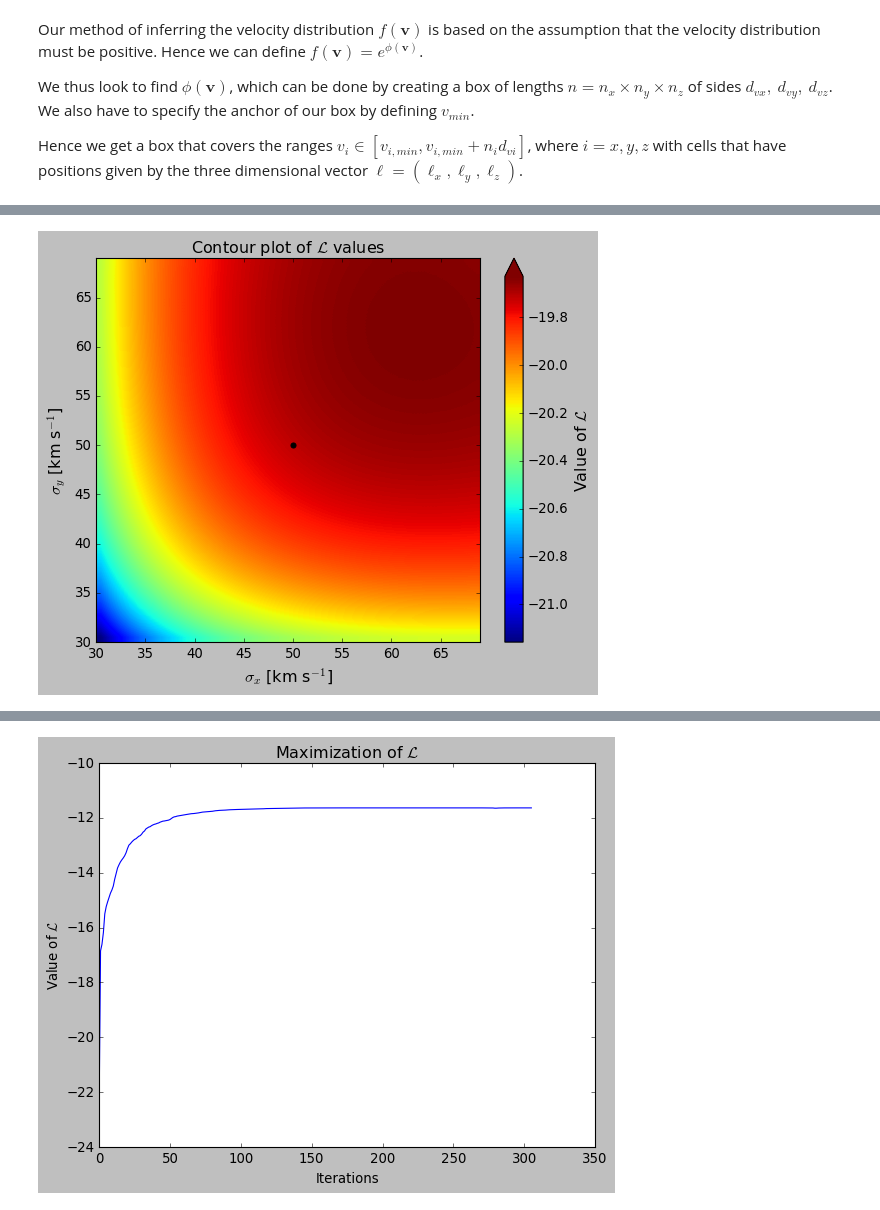
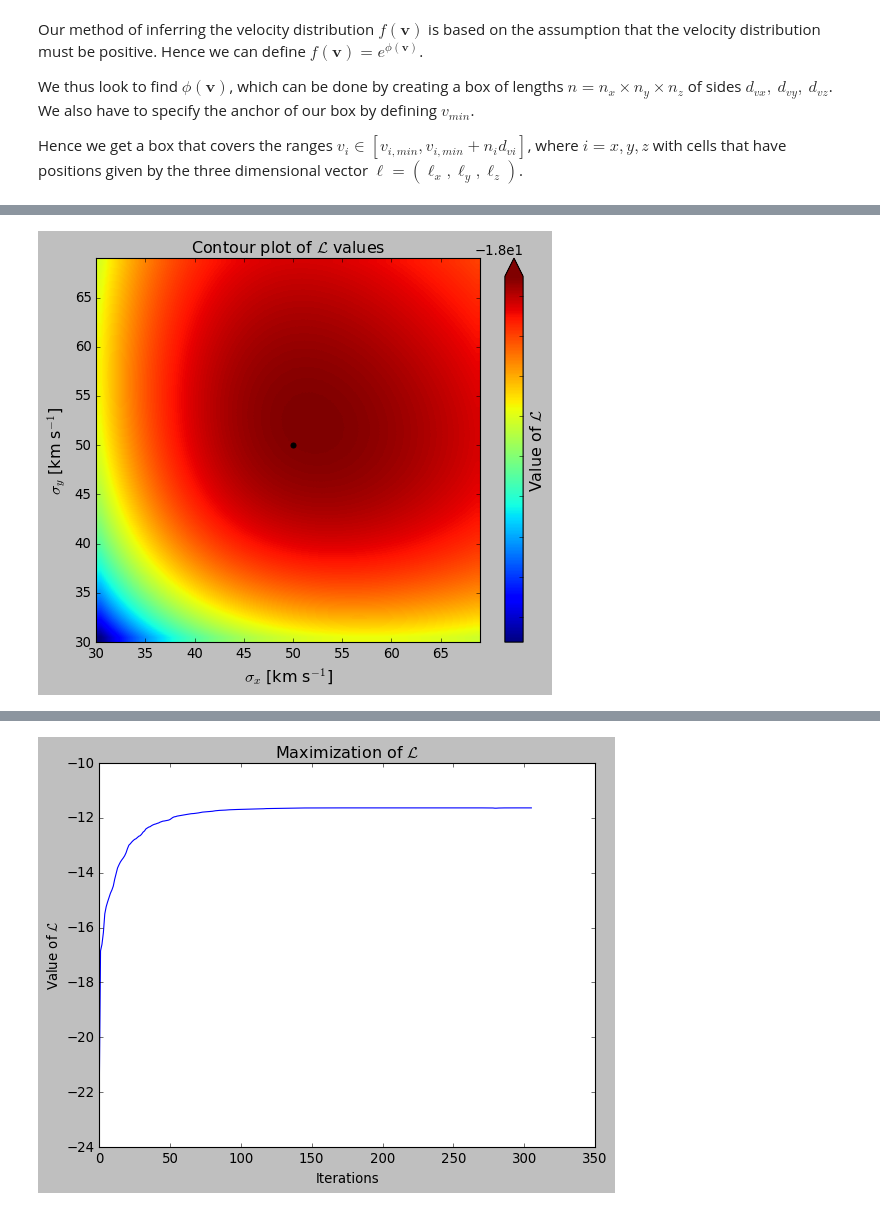
Before and after one commit to PaulMcMillan-Astro/DeprojectionProject, a Jupyter notebook: InitialDeprojectionNotebook.ipynb, the cells around one changed output, grey strips where cells are left out. Cells and saved outputs as stored; diff of their text form; code cells hidden in the pictures.

```diff
--- a/InitialDeprojectionNotebook.ipynb
+++ b/InitialDeprojectionNotebook.ipynb
@@ -43,7 +46,7 @@ sample = sample.transform_to(coord.Galactic)
 # %% [markdown]
 If we choose to use pseudodata instead, we can specify the desired number of stars, $N$, as well as the mean velocities and dispersions for the Gaussian velocity distribution of each component $v_x,\ v_y,\ v_z$. The pseudosample can then be generated using the $\texttt{model_sample}$ function.
 # %%
-N = 1000 #Number of stars we want to use in our sample
+N = 2000 #Number of stars we want to use in our sample
 v0 = np.array([0,0,0]) #The mean velocities of our pseudosample Gaussian velocity distributions
 v_disp = np.array([50,50,50]) #The velocity dispersions of the Gaussians
 sample = model_sample(N,v0,v_disp) #Uncomment to use pseudosample
@@ -113,7 +116,7 @@ Hence we get a box that covers the ranges $v_i \in [v_{i,min},v_{i,min}+n_i d_{v
 # %%
 #For example we can choose
 
-n = np.array([10,10,10])
-dv = np.array([40,40,40])
+n = np.array([32,32,32])
+dv = np.array([12.5,12.5,12.5])
 vmin = np.array([-200,-200,-200])
 # %% [markdown]
@@ -289,7 +216,7 @@ plot_fv(phi0,'xy',vmin,dv,n)
 # %%
-test_L('xy', 1e-12, v0, v_disp, pvals, rhatvals, vmin, dv, n)
+test_L('xy', 8e-14, v0, v_disp, pvals, rhatvals, vmin, dv, n)
 # %% [output]
-[figure, old version]
+[figure, new version]
 # %%
 sanity_check(pvals,rhatvals,mxl,vmin,dv,n)
 # %% [output]
```
Also changed, not shown: parts of 12 cells of this notebook, 3 other files.
